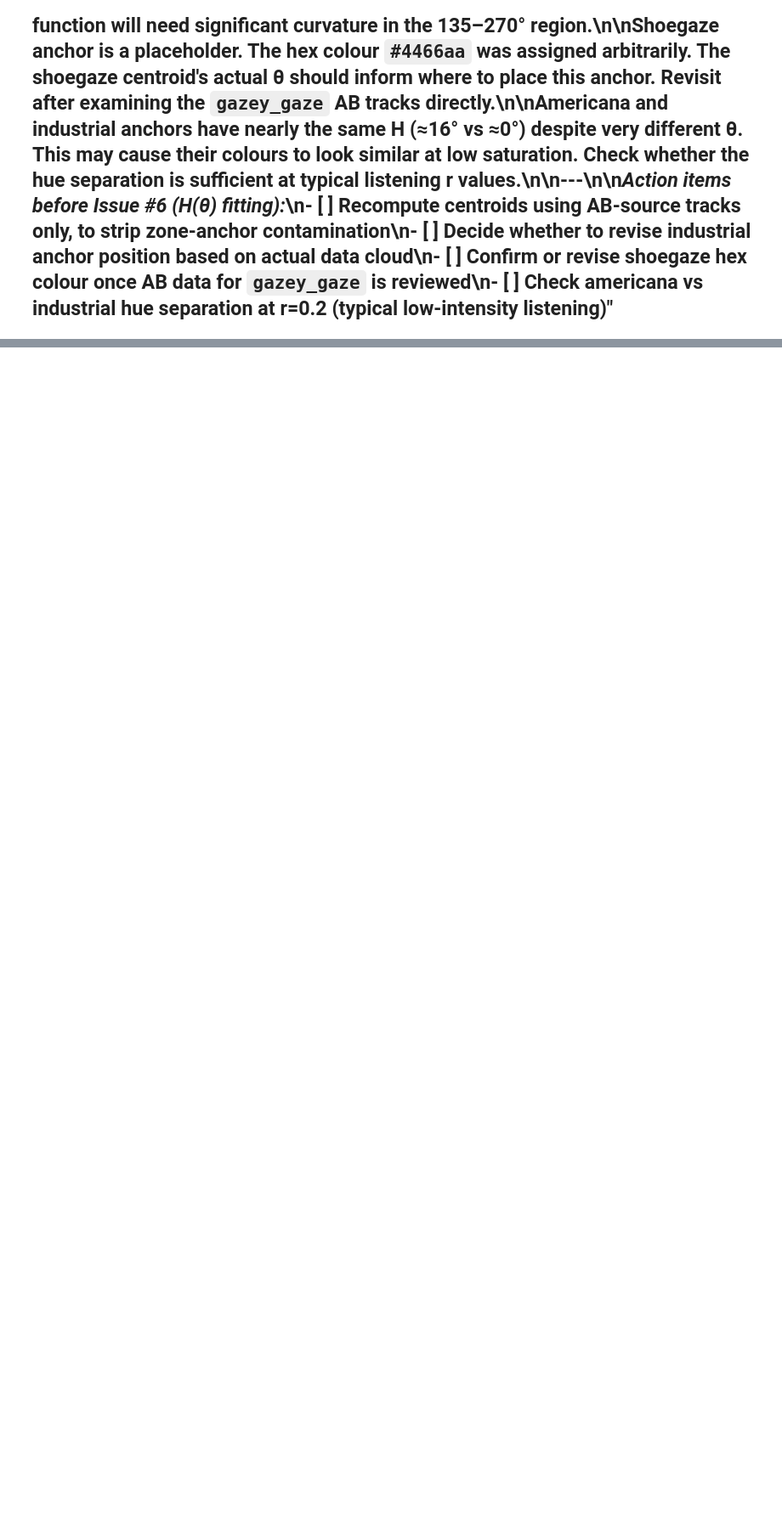
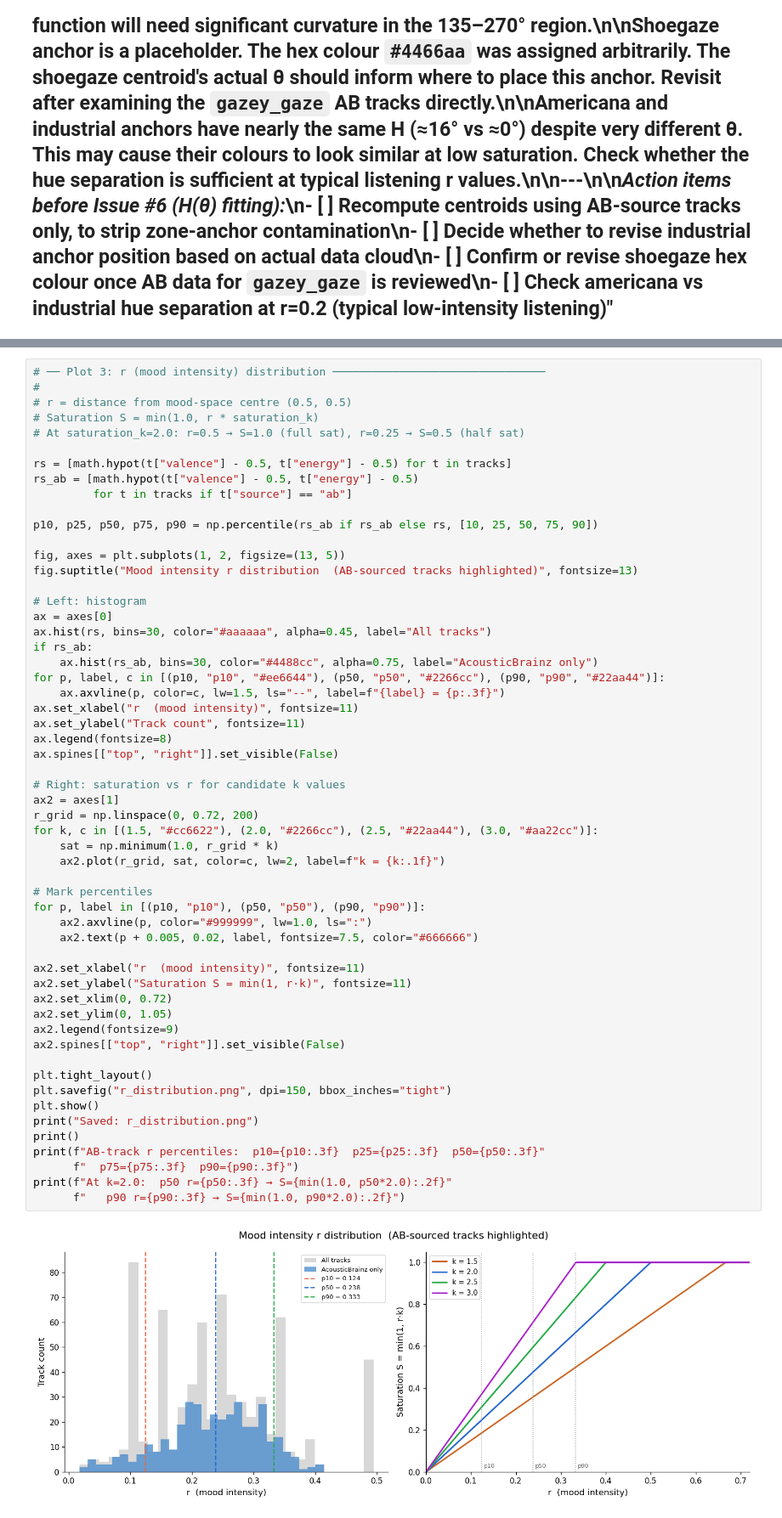
Before and after one commit to elephantgerald/musical.mood.ring, a Jupyter notebook: src/mood-model/m0_calibration.ipynb, the cells around one changed output, grey strips where cells are left out. Shown at 85% size. Cells and saved outputs as stored; diff of their text form; blank space fills up the shorter version.

```diff
--- a/src/mood-model/m0_calibration.ipynb
+++ b/src/mood-model/m0_calibration.ipynb
@@ -332,0 +388,58 @@ print("Saved: theta_hue.png")
+# %%
+# ── Plot 3: r (mood intensity) distribution ────────────────────────────────
+#
+# r = distance from mood-space centre (0.5, 0.5)
+# Saturation S = min(1.0, r * saturation_k)
+# At saturation_k=2.0: r=0.5 → S=1.0 (full sat), r=0.25 → S=0.5 (half sat)
+
+rs = [math.hypot(t["valence"] - 0.5, t["energy"] - 0.5) for t in tracks]
+rs_ab = [math.hypot(t["valence"] - 0.5, t["energy"] - 0.5)
+         for t in tracks if t["source"] == "ab"]
+
+p10, p25, p50, p75, p90 = np.percentile(rs_ab if rs_ab else rs, [10, 25, 50, 75, 90])
+
+fig, axes = plt.subplots(1, 2, figsize=(13, 5))
+fig.suptitle("Mood intensity r distribution  (AB-sourced tracks highlighted)", fontsize=13)
+
+# Left: histogram
+ax = axes[0]
+ax.hist(rs, bins=30, color="#aaaaaa", alpha=0.45, label="All tracks")
+if rs_ab:
+    ax.hist(rs_ab, bins=30, color="#4488cc", alpha=0.75, label="AcousticBrainz only")
+for p, label, c in [(p10, "p10", "#ee6644"), (p50, "p50", "#2266cc"), (p90, "p90", "#22aa44")]:
+    ax.axvline(p, color=c, lw=1.5, ls="--", label=f"{label} = {p:.3f}")
+ax.set_xlabel("r  (mood intensity)", fontsize=11)
+ax.set_ylabel("Track count", fontsize=11)
+ax.legend(fontsize=8)
+ax.spines[["top", "right"]].set_visible(False)
+
+# Right: saturation vs r for candidate k values
+ax2 = axes[1]
+r_grid = np.linspace(0, 0.72, 200)
+for k, c in [(1.5, "#cc6622"), (2.0, "#2266cc"), (2.5, "#22aa44"), (3.0, "#aa22cc")]:
+    sat = np.minimum(1.0, r_grid * k)
+    ax2.plot(r_grid, sat, color=c, lw=2, label=f"k = {k:.1f}")
+
+# Mark percentiles
+for p, label in [(p10, "p10"), (p50, "p50"), (p90, "p90")]:
+    ax2.axvline(p, color="#999999", lw=1.0, ls=":")
+    ax2.text(p + 0.005, 0.02, label, fontsize=7.5, color="#666666")
+
+ax2.set_xlabel("r  (mood intensity)", fontsize=11)
+ax2.set_ylabel("Saturation S = min(1, r·k)", fontsize=11)
+ax2.set_xlim(0, 0.72)
+ax2.set_ylim(0, 1.05)
+ax2.legend(fontsize=9)
+ax2.spines[["top", "right"]].set_visible(False)
+
+plt.tight_layout()
+plt.savefig("r_distribution.png", dpi=150, bbox_inches="tight")
+plt.show()
+print("Saved: r_distribution.png")
+print()
+print(f"AB-track r percentiles:  p10={p10:.3f}  p25={p25:.3f}  p50={p50:.3f}"
+      f"  p75={p75:.3f}  p90={p90:.3f}")
+print(f"At k=2.0:  p50 r={p50:.3f} → S={min(1.0, p50*2.0):.2f}"
+      f"   p90 r={p90:.3f} → S={min(1.0, p90*2.0):.2f}")
+# %% [output]
+[figure, added]
```
Also changed, not shown: parts of 12 cells of this notebook.
